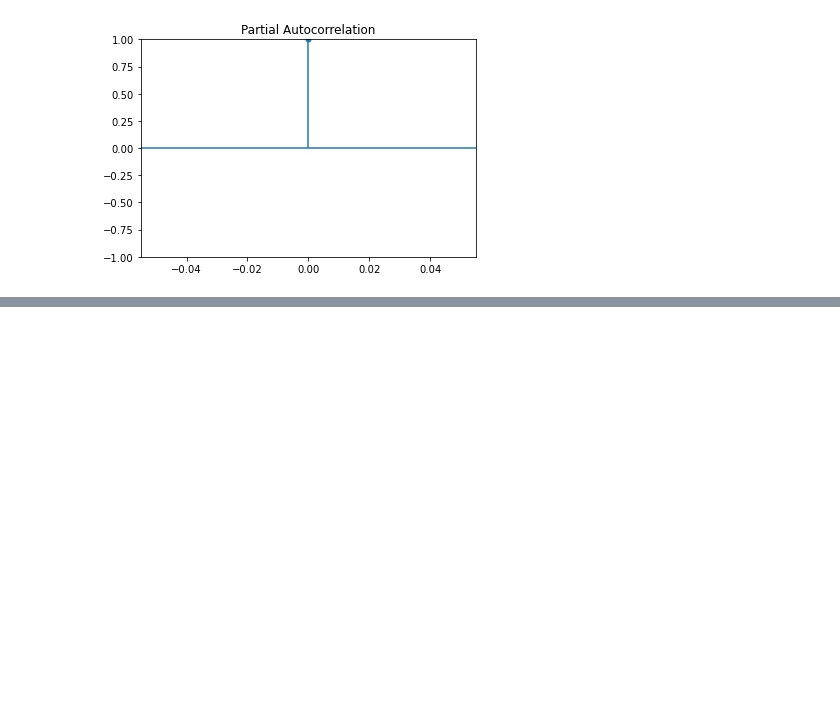
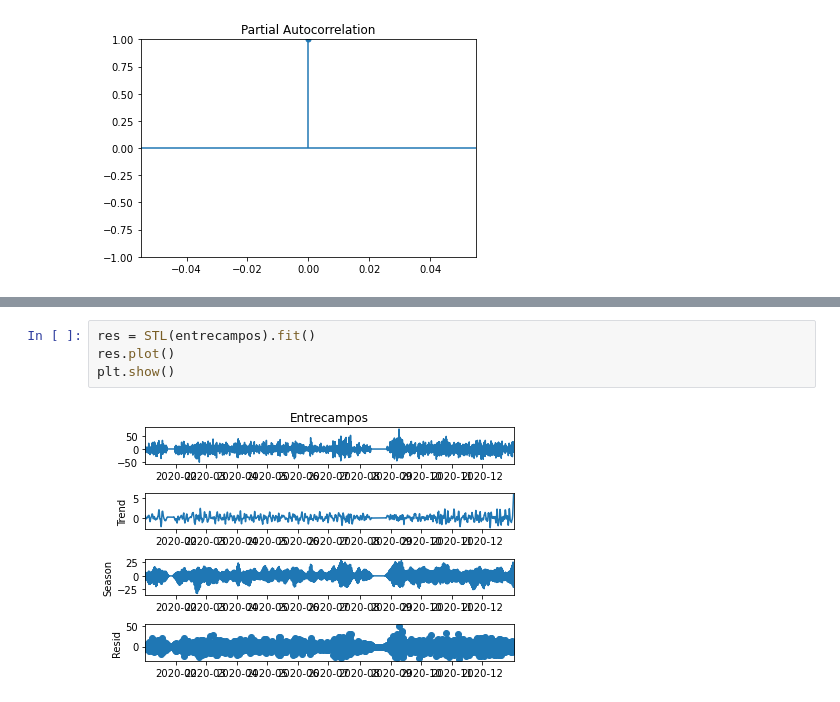
Before and after one commit to marcoHoev/time-series, a Jupyter notebook: data.ipynb, the cells around one changed output, grey strips where cells are left out. Drawn from its saved outputs; the diff is of its cells as text; blank space fills up the shorter version.

```diff
--- a/data.ipynb
+++ b/data.ipynb
@@ -90,0 +122,6 @@ plot_pacf(antas)
+# %%
+res = STL(entrecampos).fit()
+res.plot()
+plt.show()
+# %% [output]
+[figure, added]
```
Also changed, not shown: parts of 7 cells of this notebook.
